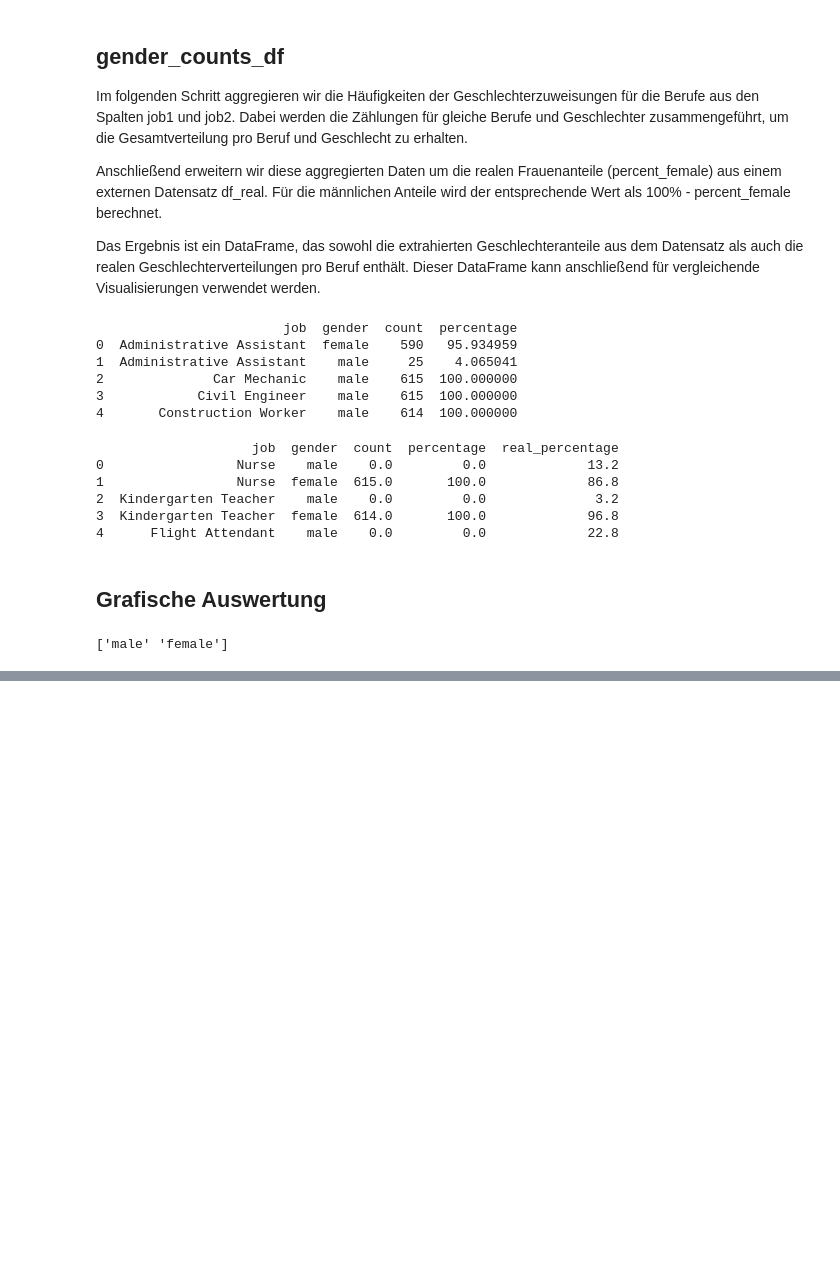
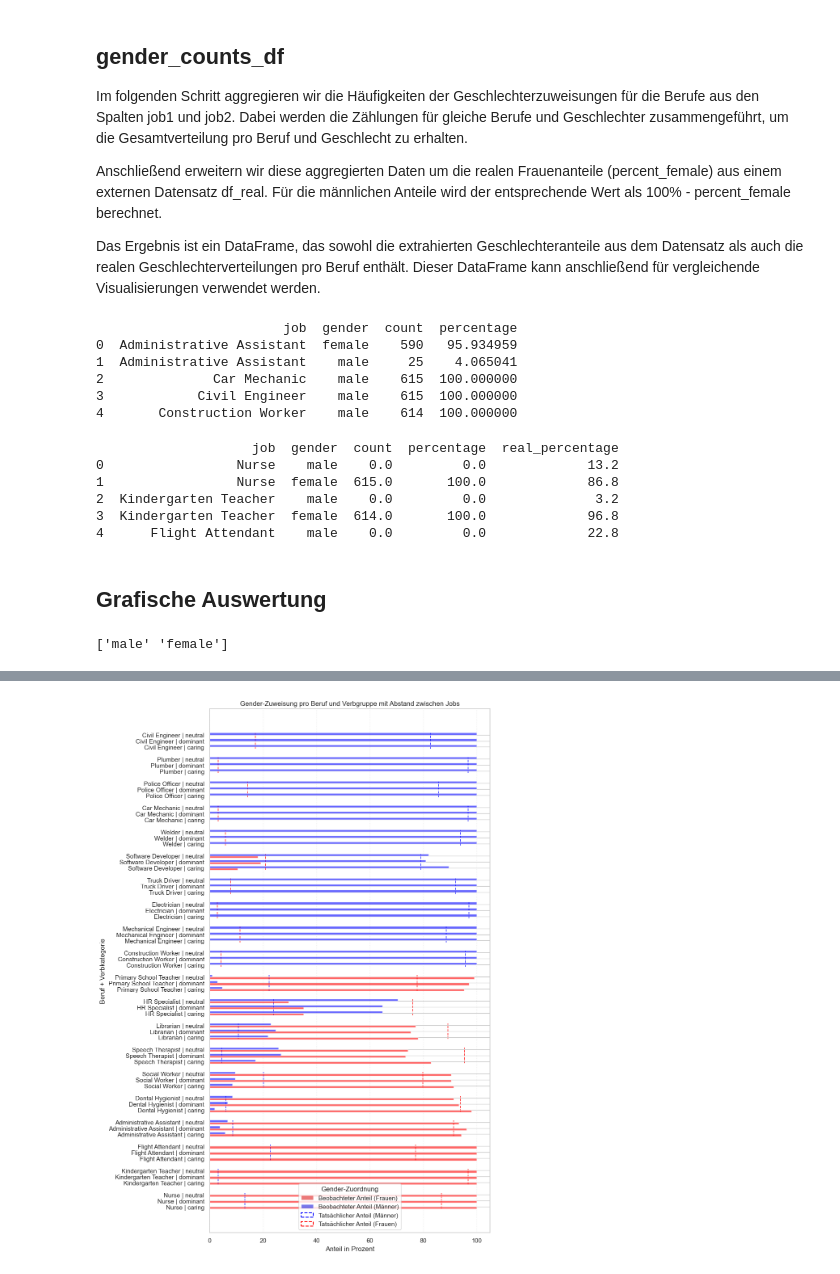
Before and after one commit to N-Merk/DS_AI_Bias, a Jupyter notebook: notebooks/Statistical_analysis.ipynb, the cells around one changed output, grey strips where cells are left out. Saved outputs shown, nothing was run; the diff lists cells and outputs as text; code cells hidden in the pictures; blank space fills up the shorter version.

```diff
--- a/notebooks/Statistical_analysis.ipynb
+++ b/notebooks/Statistical_analysis.ipynb
@@ -244,0 +410,88 @@ plt.show()
+# %%
+import matplotlib.pyplot as plt
+import numpy as np
+
+# Gruppiere nach job, gender, verb_category - deine DataFrame ist gender_counts_full
+
+# Erstelle neue numerische y-Positionen mit Lücken
+jobs = gender_counts_full["job"].unique()
+job_cat_spaced = []
+y_positions = []
+pos = 0
+
+for job in jobs:
+    job_cats = gender_counts_full[gender_counts_full["job"] == job]["job_cat"].unique()
+    for cat in job_cats:
+        job_cat_spaced.append(cat)
+        y_positions.append(pos)
+        pos += 1
+    pos += 1  # Lücke
+
+# Mapping job_cat -> y_pos
+job_cat_to_y = dict(zip(job_cat_spaced, y_positions))
+
+# Plot Setup
+plt.figure(figsize=(10, 14))
+
+# Barbreite etwas schmaler, Balken nebeneinander für gender (male/female)
+bar_height = 0.35
+
+for gender_idx, gender in enumerate(["female", "male"]):
+    df_gender = gender_counts_full[gender_counts_full["gender"] == gender]
+    x_vals = df_gender["percentage"].values
+    y_vals = np.array(df_gender["job_cat"].map(job_cat_to_y).values, dtype=float)
+    y_offset = bar_height * (gender_idx - 0.5)
+
+    plt.barh(
+        y_vals + y_offset,
+        x_vals,
+        height=bar_height,
+        color=palette[gender],
+        alpha=0.6,
+        label=gender if gender_idx == 0 else None
+    )
+
+# Referenzlinien für reale Werte (pro job/gender)
+for (job, gender), group in gender_counts_full.groupby(["job", "gender"]):
+    real_val = group["real_percentage"].iloc[0]
+    if pd.notna(real_val):
+        job_cats = group["job_cat"].tolist()
+        y_pos = [job_cat_to_y[cat] for cat in job_cats]
+        y_min = min(y_pos) - 0.3
+        y_max = max(y_pos) + 0.3
+
+        plt.plot(
+            [real_val, real_val],
+            [y_min, y_max],
+            color=palette[gender],
+            linestyle="dashed",
+            linewidth=1.2,
+            alpha=0.8,
+            zorder=0
+        )
+
+# Achsen und Labels
+plt.yticks(ticks=y_positions, labels=job_cat_spaced)
+plt.xlabel("Anteil in Prozent")
+plt.ylabel("Beruf + Verbkategorie")
+plt.title("Gender-Zuweisung pro Beruf und Verbgruppe mit Abstand zwischen Jobs")
+
+# Übersetze die legende
+de_labels = {
+    "female": "Beobachteter Anteil (Frauen)",
+    "male": "Beobachteter Anteil (Männer)",
+    "real female": "Tatsächlicher Anteil (Frauen)",
+    "real male": "Tatsächlicher Anteil (Männer)"
+}
+
+plt.legend(by_label.values(), [de_labels[key] for key in by_label.keys()], title="Gender-Zuordnung")
+
+plt.grid(axis='x', linestyle=':', alpha=0.4)
+plt.tight_layout()
+
+# Speichern
+plt.savefig("../plots/Histogram_gender_job_by_verbcat_df_neutral_plus_real_percentage_var2.png", dpi=300)
+
+plt.show()
+# %% [output]
+[figure, added]
```
Also changed, not shown: parts of 8 cells of this notebook, 1 other file.
